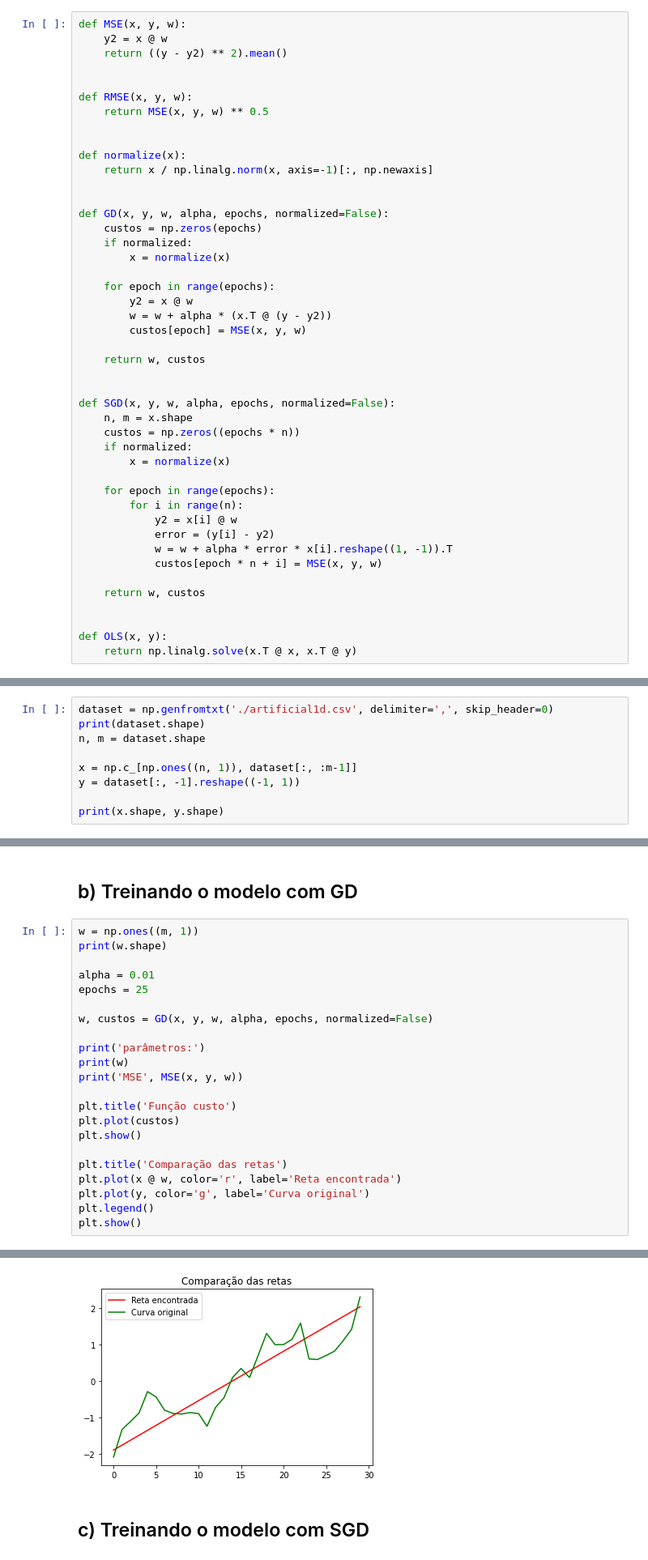
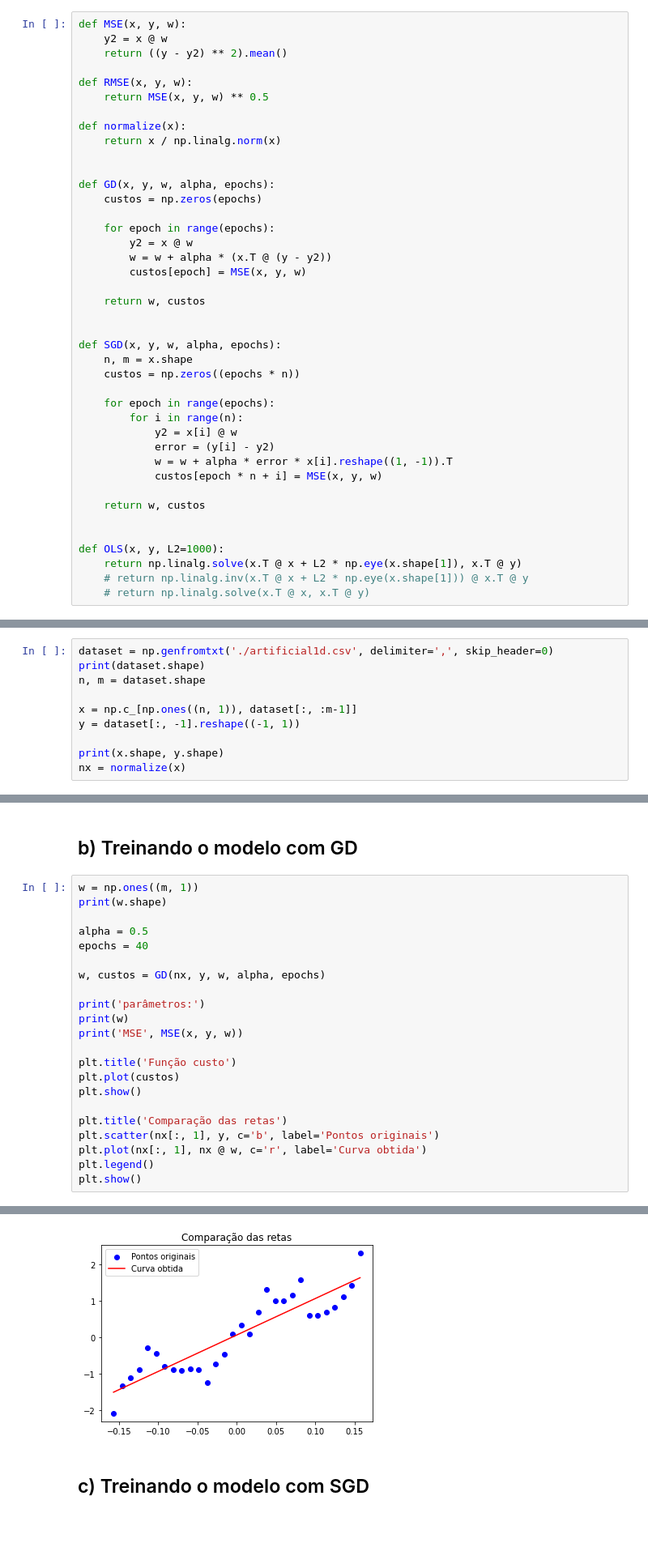
Before and after one commit to jva411/AprendizagemDeMaquinas, a Jupyter notebook: lista_1/main.ipynb, the cells around one changed output, grey strips where cells are left out. Shown: that part at 81% size. Cells and saved outputs as stored; diff of their text form; blank space fills up the shorter version.

```diff
--- a/lista_1/main.ipynb
+++ b/lista_1/main.ipynb
@@ -10,19 +11,15 @@ def MSE(x, y, w):
     y2 = x @ w
     return ((y - y2) ** 2).mean()
 
-
 def RMSE(x, y, w):
     return MSE(x, y, w) ** 0.5
 
-
 def normalize(x):
-    return x / np.linalg.norm(x, axis=-1)[:, np.newaxis]
+    return x / np.linalg.norm(x)
 
 
-def GD(x, y, w, alpha, epochs, normalized=False):
+def GD(x, y, w, alpha, epochs):
     custos = np.zeros(epochs)
-    if normalized:
-        x = normalize(x)
 
     for epoch in range(epochs):
         y2 = x @ w
@@ -32,11 +29,9 @@ def GD(x, y, w, alpha, epochs, normalized=False):
     return w, custos
 
 
-def SGD(x, y, w, alpha, epochs, normalized=False):
+def SGD(x, y, w, alpha, epochs):
     n, m = x.shape
     custos = np.zeros((epochs * n))
-    if normalized:
-        x = normalize(x)
 
     for epoch in range(epochs):
         for i in range(n):
@@ -48,8 +43,10 @@ def SGD(x, y, w, alpha, epochs, normalized=False):
     return w, custos
 
 
-def OLS(x, y):
-    return np.linalg.solve(x.T @ x, x.T @ y)
+def OLS(x, y, L2=1000):
+    return np.linalg.solve(x.T @ x + L2 * np.eye(x.shape[1]), x.T @ y)
+    # return np.linalg.inv(x.T @ x + L2 * np.eye(x.shape[1])) @ x.T @ y
+    # return np.linalg.solve(x.T @ x, x.T @ y)
 # %% [markdown]
 # Questão 01
 
@@ -63,6 +60,7 @@ x = np.c_[np.ones((n, 1)), dataset[:, :m-1]]
 y = dataset[:, -1].reshape((-1, 1))
 
 print(x.shape, y.shape)
+nx = normalize(x)
 # %% [output]
 (30, 2)
 (30, 2) (30, 1)
@@ -91,10 +89,10 @@ MSE: 0.21340090132936992
 w = np.ones((m, 1))
 print(w.shape)
 
-alpha = 0.01
-epochs = 25
+alpha = 0.5
+epochs = 40
 
-w, custos = GD(x, y, w, alpha, epochs, normalized=False)
+w, custos = GD(nx, y, w, alpha, epochs)
 
 print('parâmetros:')
 print(w)
@@ -105,8 +103,8 @@ plt.plot(custos)
 plt.show()
 
 plt.title('Comparação das retas')
-plt.plot(x @ w, color='r', label='Reta encontrada')
-plt.plot(y, color='g', label='Curva original')
+plt.scatter(nx[:, 1], y, c='b', label='Pontos originais')
+plt.plot(nx[:, 1], nx @ w, c='r', label='Curva obtida')
 plt.legend()
 plt.show()
 # %% [output]
@@ -119,4 +117,4 @@ MSE 0.2678315059587018
-[figure, old version]
+[figure, new version]
 # %% [markdown]
 ## c) Treinando o modelo com SGD
 # %%
```
Also changed, not shown: parts of 11 cells of this notebook.
